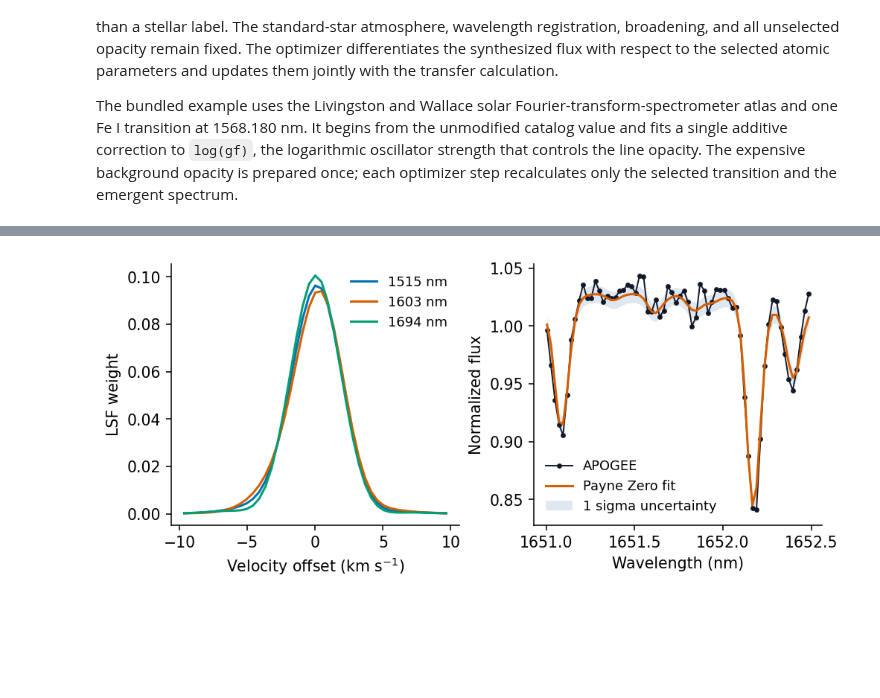
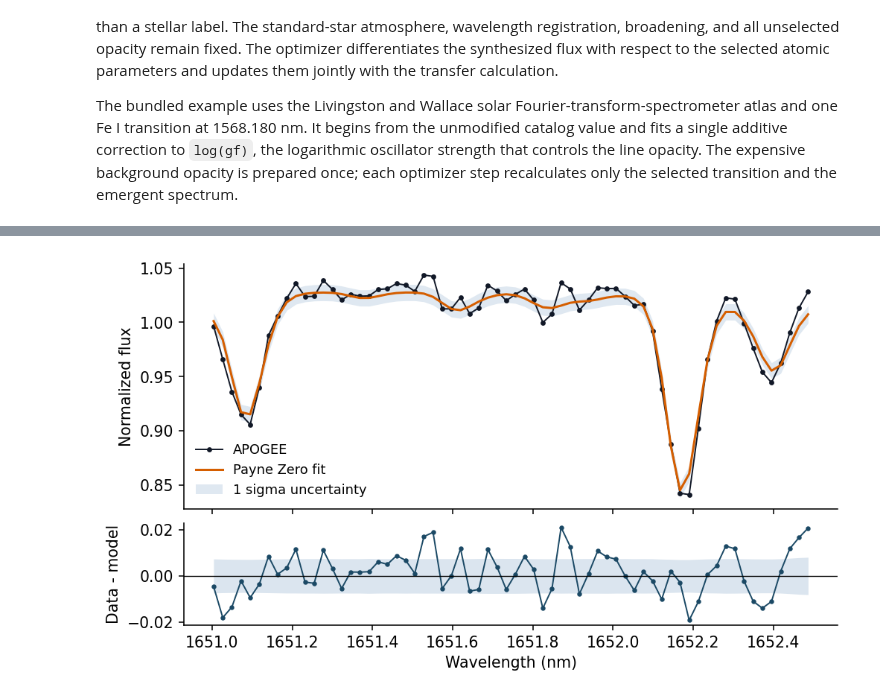
Before and after one commit to tingyuansen/payne-zero, a Jupyter notebook: payne_zero_tutorial.ipynb, the cells around one changed output, grey strips where cells are left out. Drawn from its saved outputs; the diff is of its cells as text; code cells hidden in the pictures; blank space fills up the shorter version.

```diff
--- a/payne_zero_tutorial.ipynb
+++ b/payne_zero_tutorial.ipynb
@@ -69,0 +31,14 @@ device=mps, dtype=float32
+# %%
+requested = os.getenv("PAYNE_ZERO_DEVICE", "auto")
+if requested == "auto":
+    device = (
+        "cuda" if torch.cuda.is_available()
+        else "mps" if torch.backends.mps.is_available()
+        else "cpu"
+    )
+else:
+    device = requested
+
+dtype_name = "float64" if device == "cpu" else "float32"
+torch_dtype = torch.float64 if dtype_name == "float64" else torch.float32
+print(f"device={device}, dtype={dtype_name}")
@@ -653,39 +582,16 @@ The separate residual panel uses the same model and the reported one-sigma flux
 # %%
-with np.load(
-    repo / "fitter" / "apogee" / "data" / "apogee_dr14_combo_lsf.npz"
-) as lsf_asset:
-    taps = np.asarray(lsf_asset["tap_offset_oversampled_pixel"], np.float64)
-    kernels = np.asarray(lsf_asset["kernel_weights"], np.float64)
-    lsf_wavelength = np.asarray(lsf_asset["wavelength_nm"], np.float64)
-tap_velocity = taps * (np.log(10.0) * 2.0e-6 / 3.0) * 299_792.458
-
 wavelength = apogee["wavelength_nm"]
 observed = apogee["normalized_flux"]
 error = apogee["normalized_error"]
-model = apogee_reference["normalized_model_flux"]
 good = apogee["good_pixel_mask"]
 region = (wavelength > 1651.0) & (wavelength < 1652.5) & good
 
-fig, (left, right) = plt.subplots(
-    1,
-    2,
-    figsize=(7.1, 3.1),
+fig, (top, bottom) = plt.subplots(
+    2, 1, figsize=(7.1, 4.0), sharex=True,
+    gridspec_kw={"height_ratios": [2.4, 1.0]},
     constrained_layout=True,
 )
-for index, color in zip(
-    (0, len(lsf_wavelength) // 2, -1),
-    (COLORS["blue"], COLORS["orange"], COLORS["green"]),
-):
-    left.plot(
-        tap_velocity,
-        kernels[index],
-        color=color,
-        label=f"{lsf_wavelength[index]:.0f} nm",
-    )
-left.set(xlabel="Velocity offset (km s$^{-1}$)", ylabel="LSF weight")
-left.legend(loc="upper right", frameon=False)
-
-right.plot(
+top.plot(
     wavelength[region],
     observed[region],
     color=COLORS["black"],
@@ -694,54 +600,44 @@ right.plot(
     linewidth=1.0,
     label="APOGEE",
 )
-right.plot(
+top.plot(
     wavelength[region],
-    model[region],
+    apogee_model[region],
     color=COLORS["orange"],
     label="Payne Zero fit",
 )
-right.fill_between(
+top.fill_between(
     wavelength[region],
-    model[region] - error[region],
-    model[region] + error[region],
+    apogee_model[region] - error[region],
+    apogee_model[region] + error[region],
     color=COLORS["uncertainty"],
     alpha=0.45,
     linewidth=0,
     label="1 sigma uncertainty",
 )
-right.set(xlabel="Wavelength (nm)", ylabel="Normalized flux")
-right.legend(
-    loc="lower left",
-    frameon=True,
-    facecolor="white",
-    edgecolor="none",
-    framealpha=0.9,
-)
-plt.show()
-
-residual = observed[region] - model[region]
-fig, ax = plt.subplots(figsize=(7.1, 2.3))
-ax.plot(
+residual = observed[region] - apogee_model[region]
+bottom.plot(
     wavelength[region],
     residual,
     color=COLORS["navy"],
     marker="o",
     markersize=2.3,
     linewidth=1.0,
     label="data minus model",
 )
-ax.fill_between(
+bottom.fill_between(
     wavelength[region],
     -error[region],
     error[region],
     color=COLORS["uncertainty"],
     alpha=0.5,
     linewidth=0,
     label="1 sigma uncertainty",
 )
-ax.axhline(0.0, color="black", lw=0.7)
-ax.set(xlabel="Wavelength (nm)", ylabel="Data - model")
-fig.tight_layout()
+bottom.axhline(0.0, color="black", lw=0.7)
+top.set_ylabel("Normalized flux")
+bottom.set(xlabel="Wavelength (nm)", ylabel="Data - model")
+top.legend(loc="lower left", frameon=False)
 plt.show()
 # %% [output]
-[figure, old version]
+[figure, new version]
```
Also changed, not shown: parts of 42 cells of this notebook, 6 other files.
